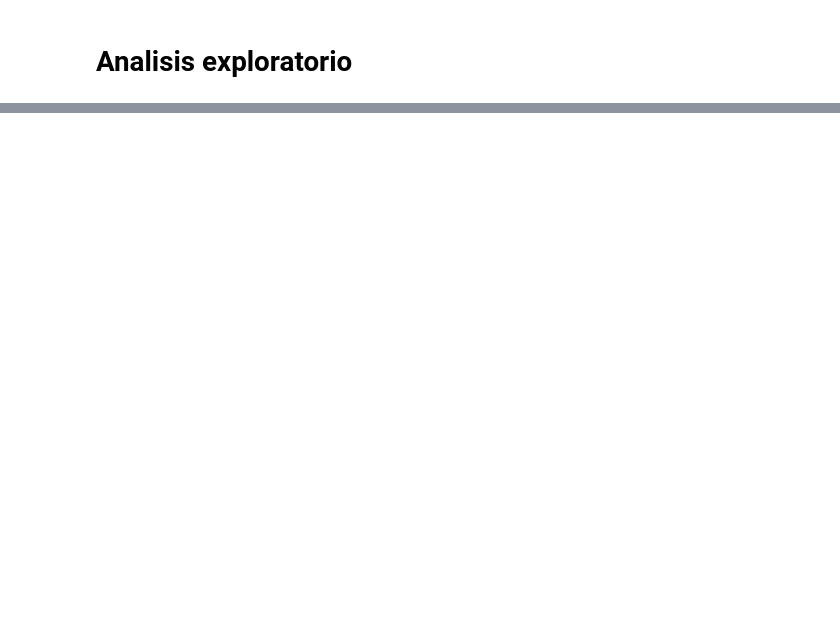
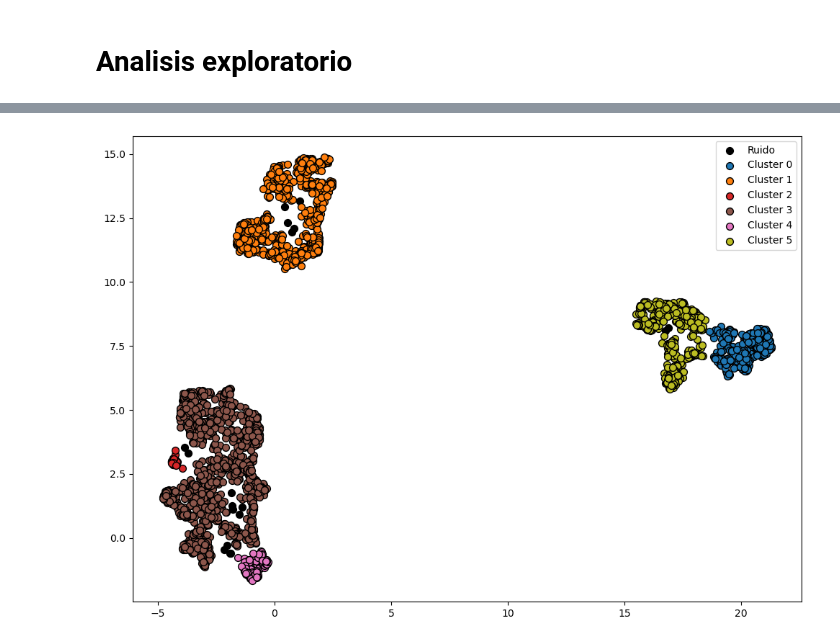
Before and after one commit to N-Alba-DS/dmeyf2024, a Jupyter notebook: Modelos/Modelo_1.ipynb, the cells around one changed output, grey strips where cells are left out. Cells and saved outputs as stored; diff of their text form; code cells hidden in the pictures; blank space fills up the shorter version.

```diff
--- a/Modelos/Modelo_1.ipynb
+++ b/Modelos/Modelo_1.ipynb
@@ -163,0 +296,30 @@ study.optimize(lambda trial: objective(trial, X, y, sss_opt), n_trials=100)
+# %%
+hdb = DBSCAN(eps=0.3)
+y = hdb.fit(embedding_rf)
+
+
+labels_unique = np.unique(y.labels_)
+colors = plt.get_cmap('tab10')(np.linspace(0, 1, len(labels_unique)))
+
+
+plt.figure(figsize=(10, 7))
+for label in labels_unique:
+    if label == -1:
+
+        color = 'k'
+        label_name = 'Ruido'
+    else:
+        color = colors[label % len(colors)]
+        label_name = f'Cluster {label}'
+    plt.scatter(embedding_rf[y.labels_ == label, 0], embedding_rf[y.labels_ == label, 1],
+                color=color, label=label_name, edgecolor='k', s=50)
+
+
+plt.legend()
+plt.tight_layout()
+plt.show()
+
+
+# 1 = Naraja / 3 = Marron, 4= rosa, 5 = amarillo, 0 = celeste,
+# %% [output]
+[figure, added]
```
Also changed, not shown: parts of 64 cells of this notebook.
